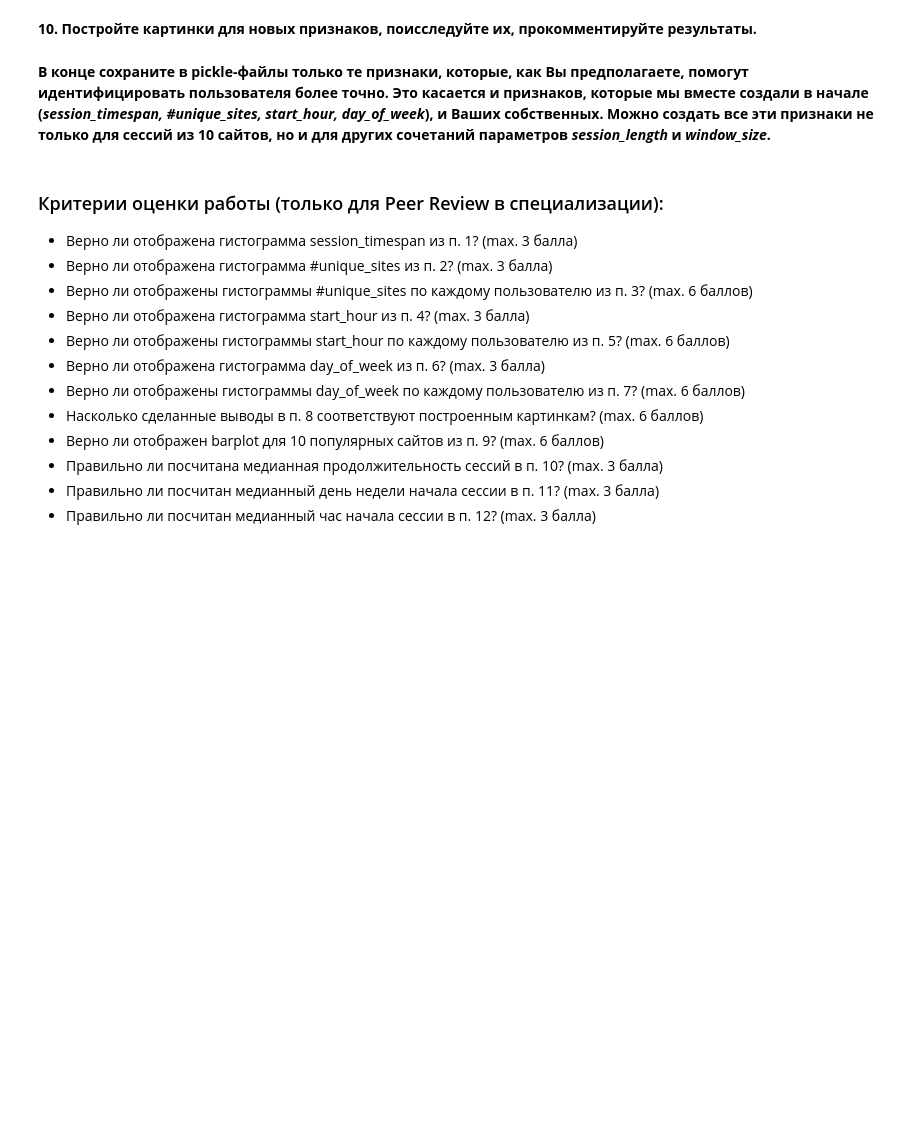
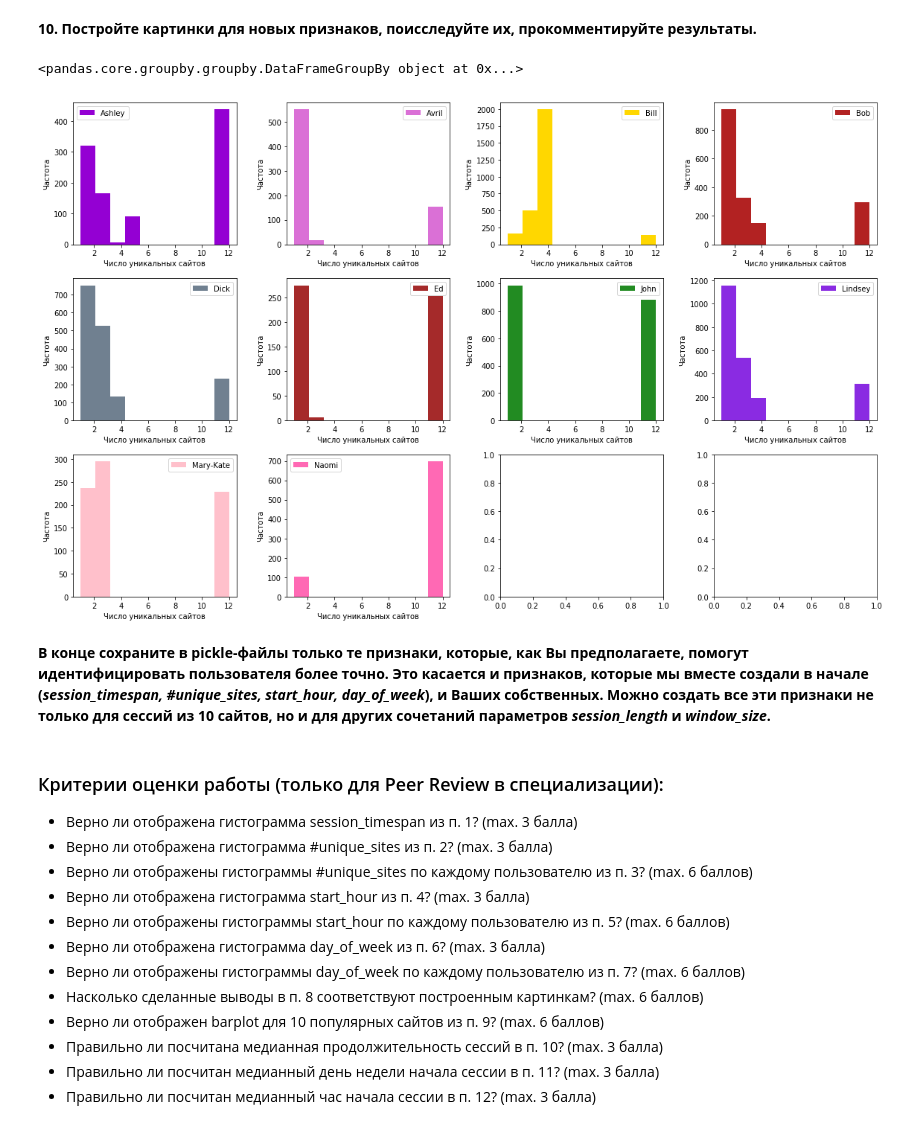
Before and after one commit to EIvanova3/elka, a Jupyter notebook: week3_visual_analysis_and_fe.ipynb, the cells around one changed output. Drawn from its saved outputs; the diff is of its cells as text; code cells hidden in the pictures; blank space fills up the shorter version.

```diff
--- a/week3_visual_analysis_and_fe.ipynb
+++ b/week3_visual_analysis_and_fe.ipynb
@@ -455,8 +475,3 @@ ax.set_xticklabels(ax.get_xticklabels(), rotation=90)
 - ...
 # %% [markdown]
 **Напишите функцию для создания новых признаков и примените ее к исходным данным – каталогам с 10 и 150 файлами. Сделайте это только для набора данных, полученного с параметрами *session_length=10* и *window_size=10*. Сериализуйте полученные матрицы с помощью pickle. Функция может возвращать как только новые признаки, так и старые с новыми. При этом сигнатура функции может быть другой – тут уже свобода выбора.**
-# %%
-def feature_engineering(path_to_csv_files, features, session_length=10):
-    '''
-    ВАШ КОД ЗДЕСЬ
-    '''
@@ -466,0 +532,7 @@ new_features_150users = feature_engineering ''' ВАШ КОД ЗДЕСЬ '''
+# %%
+features = ['site' + str(i) for i in range(1,11)] + ['start_month', 'target']
+train_data_toy  = feature_engineering(os.path.join(PATH_TO_DATA,
+                                                         '3users'),
+                  site_freq_path=os.path.join(PATH_TO_DATA,
+                                              'site_freq_3users.pkl'),
+                  features=features, session_length=10, flag_old=False)
@@ -466,0 +549,6 @@ new_features_150users = feature_engineering ''' ВАШ КОД ЗДЕСЬ '''
+# %%
+new_features_10users = feature_engineering(os.path.join(PATH_TO_DATA,
+                                                         '10users'),
+                  site_freq_path=os.path.join(PATH_TO_DATA,
+                                              'site_freq_10users.pkl'),
+                  features=features, session_length=10, flag_old=False)
@@ -471,3 +607,21 @@ new_features_150users = feature_engineering ''' ВАШ КОД ЗДЕСЬ '''
+# %%
+new_features_10users['target'] = new_features_10users['target'].map(id_name_dict)
+# %%
+pd.groupby(new_features_10users, 'target')
+# %% [output]
+<pandas.core.groupby.groupby.DataFrameGroupBy object at 0x...>
+# %%
+fig, axes = plt.subplots(nrows=3, ncols=4, figsize=(16, 10))
+
+# как вариант, можно и по-другому
+for idx, (user, sub_df) in enumerate(pd.groupby(new_features_10users, 'target')):
+    ax = axes[idx // 4, idx % 4]
+    pd.Series(sub_df['start_month'], name=user).plot(ax=ax, kind='hist', color=color_dic[user], legend=True)
+    ax.set_ylabel('Частота')
+    ax.set_xlabel('Число уникальных сайтов')
+fig.tight_layout()
+# %% [output]
+[figure, added]
 # %% [markdown]
 **В конце сохраните в pickle-файлы только те признаки, которые, как Вы предполагаете, помогут идентифицировать пользователя более точно. Это касается и признаков, которые мы вместе создали в начале (*session_timespan, #unique_sites, start_hour, day_of_week*), и Ваших собственных. Можно создать все эти признаки не только для сессий из 10 сайтов, но и для других сочетаний параметров *session_length* и *window_size*.**
 # %%
```
Also changed, not shown: parts of 12 cells of this notebook.
